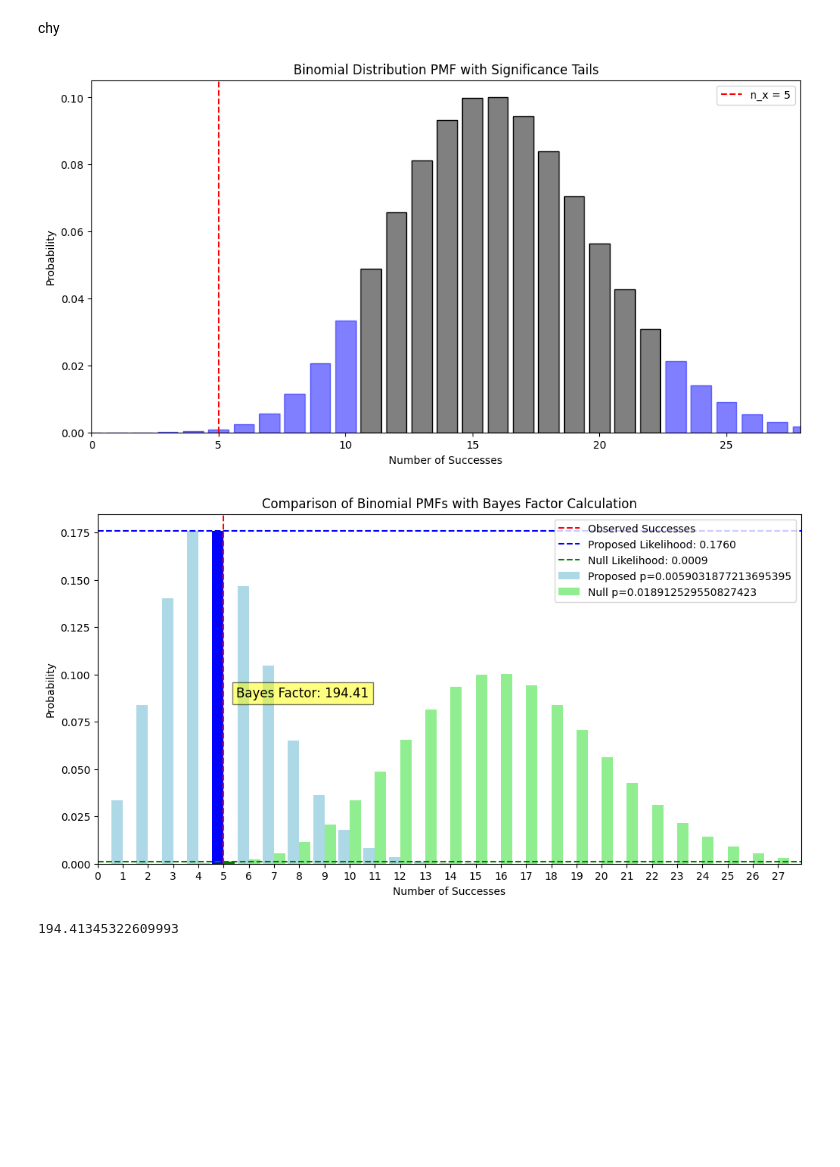
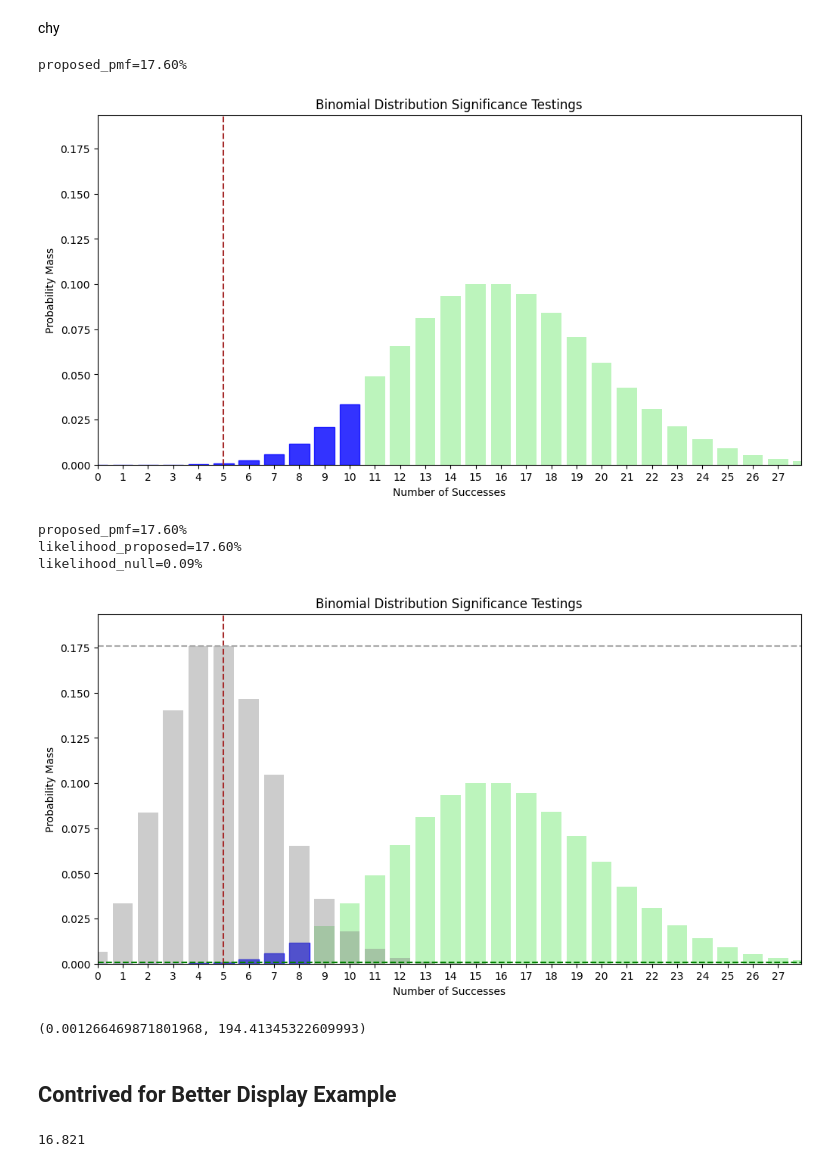
Before and after one commit to andrewsteckley/Z01-SOM_Histocrypt_24, a Jupyter notebook: Z01.7 Explanation_of_Statistical_Significance_Metrics.ipynb, the cells around one changed output. Drawn from its saved outputs; the diff is of its cells as text; code cells hidden in the pictures; blank space fills up the shorter version.

```diff
--- a/Z01.7 Explanation_of_Statistical_Significance_Metrics.ipynb
+++ b/Z01.7 Explanation_of_Statistical_Significance_Metrics.ipynb
@@ -440,13 +222,23 @@ def combined_binomial_plot(n_successes,
     """
     # Calculate probabilities for null model
     probabilities_null = binom.pmf(range(n_trials + 1), n_trials, p_null)
+    # s =0.
+    # ss = 0.
+    # for  i in range(n_trials + 1):
+    #     s += i * probabilities_null[i]
+    #     ss += probabilities_null[i]
+    #     print(f"{i} : {probabilities_null[i]}   {ss}")
+    # print(f"s={s}")
 
     # Calculate the p-value
     expected_number = n_trials * p_null
+    tail_side = None
     if n_successes > expected_number:
         p_value = 1 - binom.cdf(n_successes - 1, n_trials, p_null)
+        tail_side = 'right'
     else:
         p_value = binom.cdf(n_successes, n_trials, p_null)
+        tail_side = 'left'
 
     # Calculate the likelihood of the data under both models
     likelihood_proposed = binom.pmf(n_successes, n_trials, p_proposed)
@@ -476,28 +268,31 @@ def combined_binomial_plot(n_successes,
     plt.figure(figsize=(12, 6))
 
     # Plot PMF for the null model
-    bars = plt.bar(range(n_trials + 1), probabilities_null, color='green', alpha=0.6, label='Null Model PMF')
-
-    # Highlight the bar for observed successes
-    # bars[n_successes].set_color('red')
+    bars = plt.bar(range(n_trials + 1), probabilities_null, color='lightgreen', alpha=0.6, label='Null Model PMF')
 
     if show_bayes:
         # Overlay PMF for the proposed model
         plt.bar(range(n_trials + 1), proposed_pmf, color='grey', alpha=0.4, label='Proposed Model PMF')
+    print(f"proposed_pmf={max(proposed_pmf):.2%}")
 
     # Annotate for Bayes Factor and likelihoods
-    plt.axvline(n_successes, color='red', linestyle='dashed', label=f'Observed Successes = {n_successes}')
+    plt.axvline(n_successes, color='purple', linestyle='dashed', label=f'Observed Successes = {n_successes}')
     if show_bayes:
         plt.axhline(likelihood_proposed, color='darkgrey', linestyle='dashed', label=f'Proposed Likelihood: {likelihood_proposed:.4f}')
         plt.axhline(likelihood_null, color='green', linestyle='dashed', label=f'Null Likelihood: {likelihood_null:.4f}')
+        print(f"likelihood_proposed={likelihood_proposed:.2%}")
+        print(f"likelihood_null={likelihood_null:.2%}")
         if show_annotations:
             plt.text(x=n_successes + 0.5, y=max(likelihood_proposed, likelihood_null), s=f'Bayes Factor: {bayes_factor:.2f}', fontsize=12, bbox=dict(facecolor='yellow', alpha=0.5))
 
     # Calculate and color significant tails if needed
-    lower_bound = binom.ppf(p_value_threshold / 2, n_trials, p_null)
-    upper_bound = binom.ppf(1 - p_value_threshold / 2, n_trials, p_null)
+    lower_bound = binom.ppf(p_value_threshold , n_trials, p_null)
+    upper_bound = binom.ppf(1 - p_value_threshold , n_trials, p_null)
+    # lower_bound = binom.ppf(p_value_threshold / 2, n_trials, p_null)
+    # upper_bound = binom.ppf(1 - p_value_threshold / 2, n_trials, p_null)
     for i in range(len(bars)):
-        if i <= lower_bound or i >= upper_bound:
+        if (tail_side == 'left' and i <= lower_bound) or (tail_side == 'right' and i >= lower_bound):
+        # if i <= lower_bound or i >= upper_bound:
             bars[i].set_alpha(0.8)
             bars[i].set_color('blue')
 
@@ -508,9 +303,9 @@ def combined_binomial_plot(n_successes,
     # Set x-axis ticks to ensure every value is marked
     plt.xticks(x)
 
-    plt.title('Binomial Distribution PMF with Bayes Factor Annotation')
+    plt.title('Binomial Distribution Significance Testings')
     plt.xlabel('Number of Successes')
-    plt.ylabel('Probability')
+    plt.ylabel('Probability Mass')
     if show_annotations:
         plt.legend()
     plt.show()
@@ -618,10 +408,20 @@ N_x=847
 num tokens in target= 349
 expected value = 7
 chy
-# %%
-calculate_binomial_probability(n_x, N_x, p_ref, show_plot=True, p_value_threshold=0.1)
-bayes_factor_binomial(n_x, N_x, p_x, p_ref, show_plot=True)
-# %% [output]
-[figure, removed]
-[figure, removed]
-194.41345322609993
+# %%
+combined_binomial_plot(n_x, N_x, p_x, p_ref, p_value_threshold=0.05, show_bayes=False)
+combined_binomial_plot(n_x, N_x, p_x, p_ref, p_value_threshold=0.01, show_bayes=True)
+# %% [output]
+proposed_pmf=17.60%
+[figure, added]
+proposed_pmf=17.60%
+likelihood_proposed=17.60%
+likelihood_null=0.09%
+[figure, added]
+(0.001266469871801968, 194.41345322609993)
+# %% [markdown]
+## Contrived for Better Display Example
+# %%
+0.0189 * 890
+# %% [output]
+16.821
```
Also changed, not shown: parts of 18 cells of this notebook, 2 other files.
